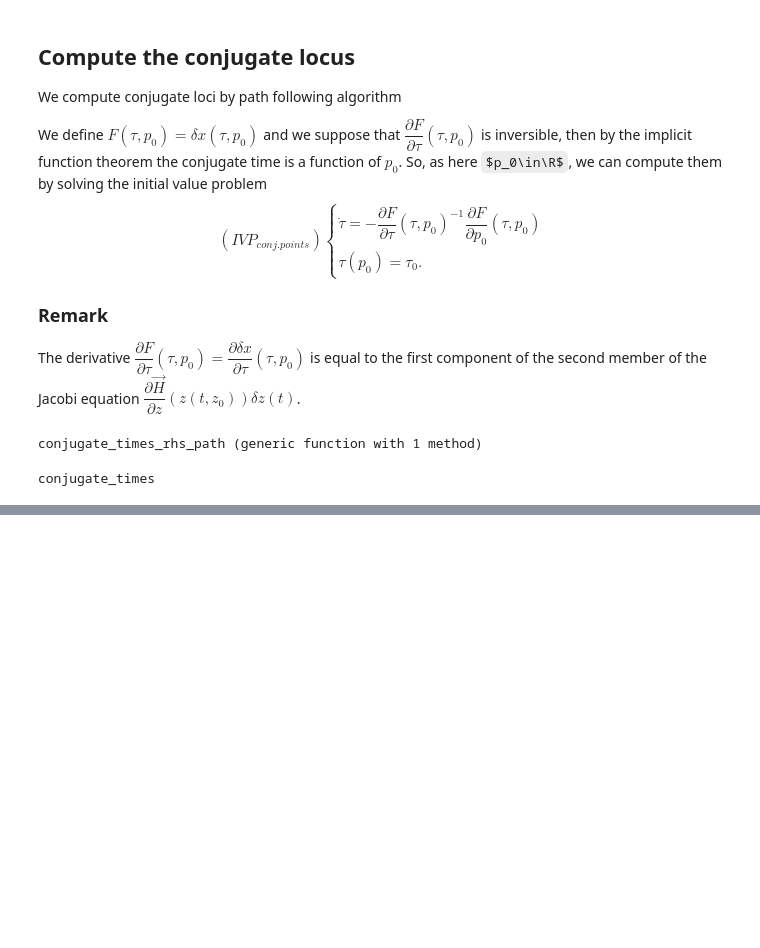
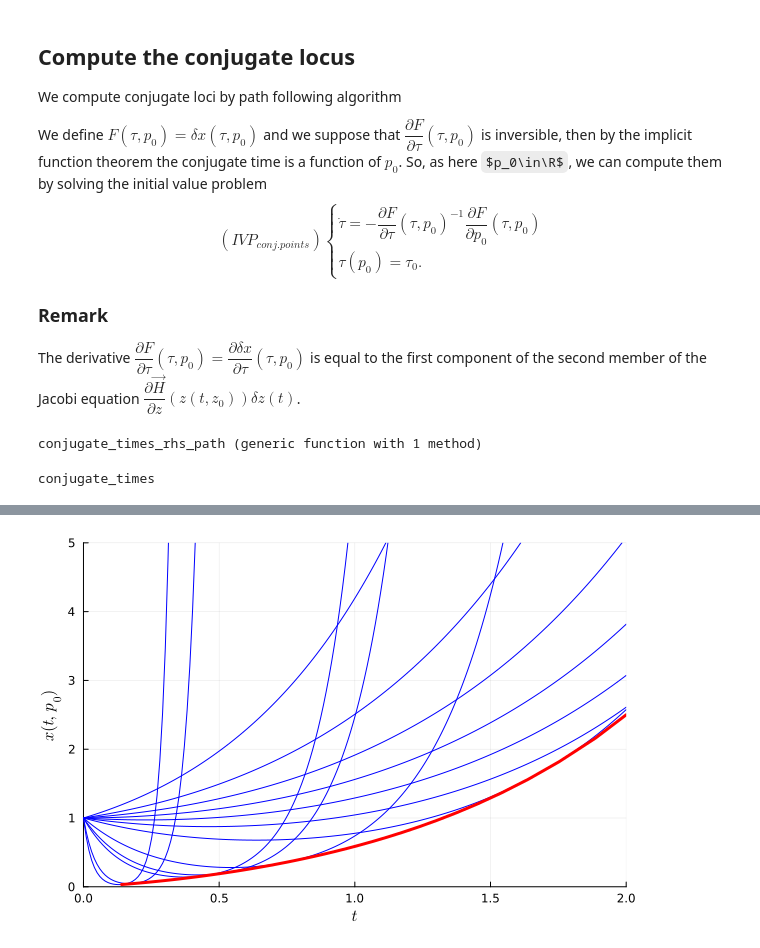
Before and after one commit to control-toolbox/Kupka, a Jupyter notebook: min-area.ipynb, the cells around one changed output, grey strips where cells are left out. Cells and saved outputs as stored; diff of their text form; code cells hidden in the pictures; some formulas as TeX source; blank space fills up the shorter version.

```diff
--- a/min-area.ipynb
+++ b/min-area.ipynb
@@ -365,0 +398,4 @@ tau0 = 0.5159924382475679
+# %%
+plot(plt_x)
+# %% [output]
+[figure, added]
```
Also changed, not shown: parts of 6 cells of this notebook, 4 other files.
